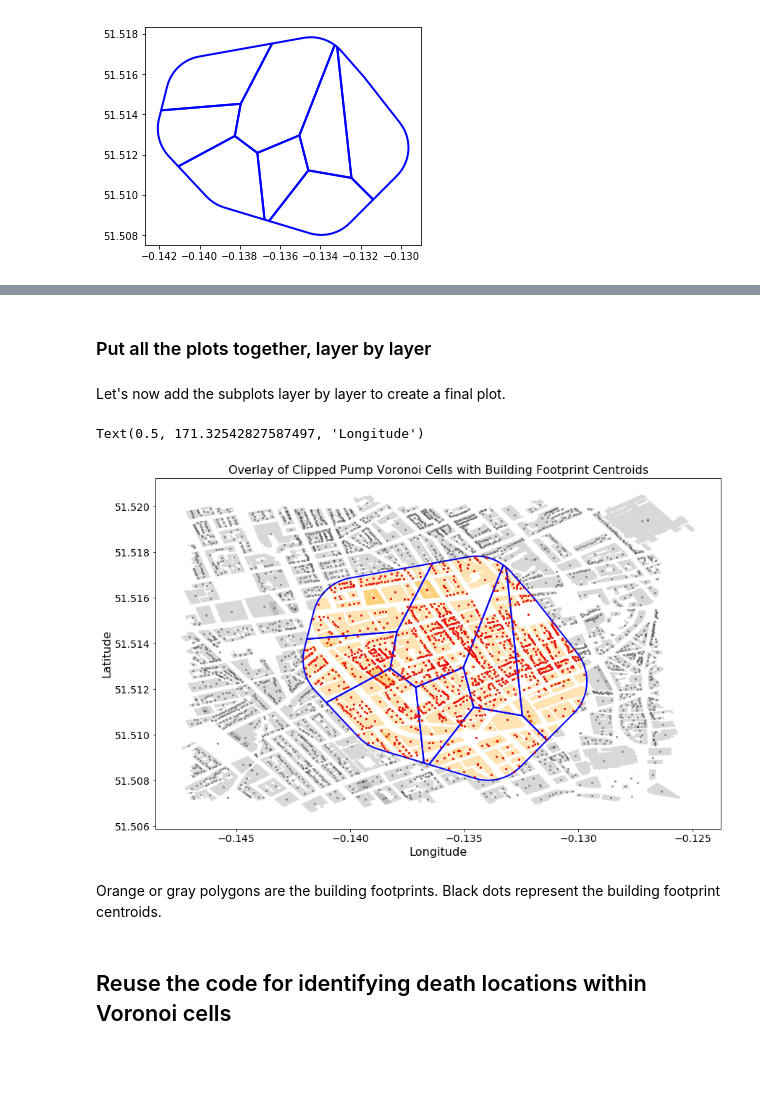
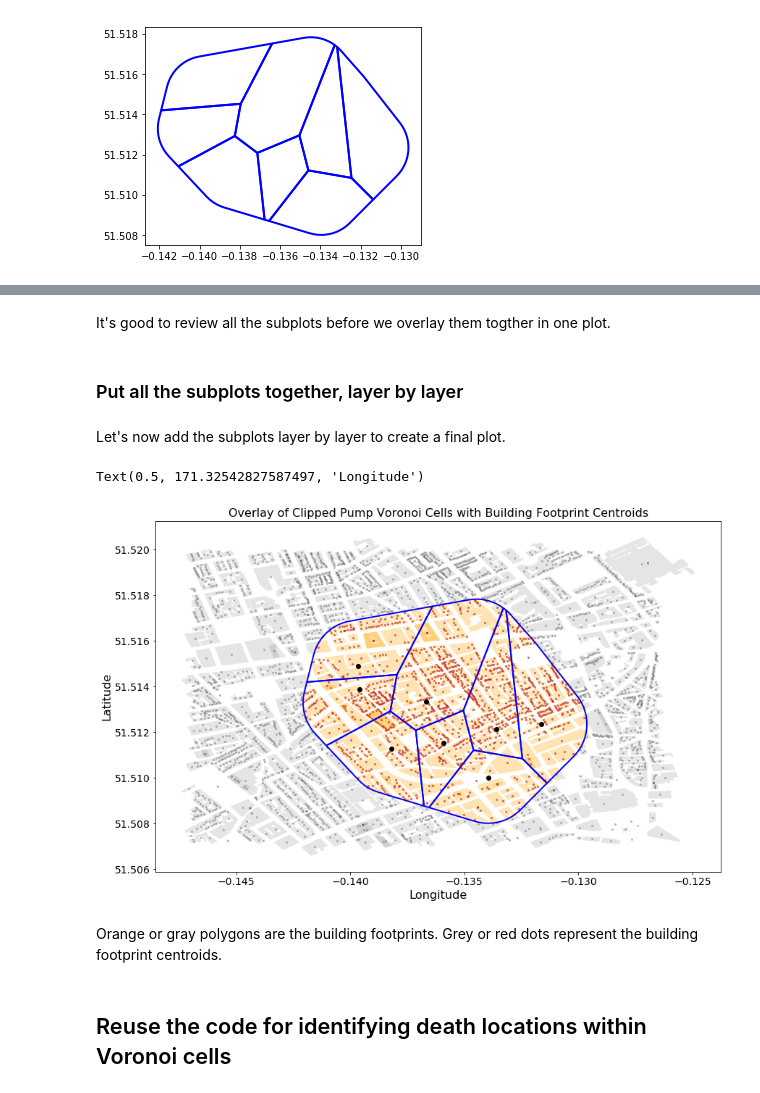
Before and after one commit to nravilla/1854-Cholera-Outbreak-London-Advanced-2, a Jupyter notebook: NB06-Buildings-in-Voronoi-Cells.ipynb, the cells around one changed output, grey strips where cells are left out. Saved outputs shown, nothing was run; the diff lists cells and outputs as text; code cells hidden in the pictures; blank space fills up the shorter version.

```diff
--- a/NB06-Buildings-in-Voronoi-Cells.ipynb
+++ b/NB06-Buildings-in-Voronoi-Cells.ipynb
@@ -194,0 +199,8 @@ clipped_voronoi_gdf.plot(facecolor="none", edgecolor='blue',linewidth=2)
+# %%
+clipped_voronoi_gdf['area_cea_m2'] = \
+    clipped_voronoi_gdf.to_crs({'proj':'cea'}).geometry.area
+
+# we will keep this column empty for now
+clipped_voronoi_gdf['buildings_per_m2'] = 0
+
+clipped_voronoi_gdf
@@ -194,0 +217,4 @@ clipped_voronoi_gdf.plot(facecolor="none", edgecolor='blue',linewidth=2)
+# %%
+pumps_gdf = gpd.read_file('outputs/pumps.shp')
+
+pumps_gdf.plot(color='black')
@@ -195,36 +265,39 @@ clipped_voronoi_gdf.plot(facecolor="none", edgecolor='blue',linewidth=2)
+# %% [markdown]
+It's good to review all the subplots before we overlay them togther in one plot.
 # %% [markdown]
-### Put all the plots together, layer by layer
+### Put all the subplots together, layer by layer
 # %% [markdown]
 Let's now add the subplots layer by layer to create a final plot.
 # %%
 fig, ax = plt.subplots(figsize=(14,12))
 
 # BUILDING FOOTPRINTS POLYGONS LAYER
 # layer 1: building footprint polygons minus footprint polygons inside Voronoi cells
-difference1['geometry'].plot(color='gray', ax=ax, alpha=0.3)
-# layer 2: building footprint polygons that fit within
+difference1['geometry'].plot(color='gray', ax=ax, alpha=0.2)
+# layer 2: building footprint polygons that fit within Voronoi cells
 intersection.plot(ax=ax, color='orange', linewidth=2, alpha=0.3)
 
 # VORONOI POLYGONS
 # layer 3: Voronoi cells from pumps, no fill color
 clipped_voronoi_gdf.plot(ax=ax, facecolor="none", edgecolor='blue',linewidth=2)
 
 # BUILDING FOOTPRINTS CENTROID, POINTS LAYER
 # layer 4: black points, outside Voronoi cells
-footprints_centroid_gdf.geometry.plot(color='black', ax=ax, alpha=0.3, markersize=4)
+footprints_centroid_gdf.geometry.plot(color='black', ax=ax, alpha=0.2, markersize=4)
 # layer 5: red points, inside Voronoi cells
-difference2['geometry'].plot(color='red', ax=ax, alpha=0.8, markersize=4)
+difference2['geometry'].plot(color='red', ax=ax, alpha=0.3, markersize=4)
+pumps_gdf.plot(color='black', ax=ax)
 
 ax.set_title('Overlay of Clipped Pump Voronoi Cells with Building Footprint Centroids', \
              fontsize=16)
 ax.tick_params(axis = 'both', which = 'major', labelsize = 14)
 ax.set_ylabel('Latitude', fontsize=16)
 ax.set_xlabel('Longitude', fontsize=16)
 # %% [output]
 Text(0.5, 171.32542827587497, 'Longitude')
-[figure, old version]
+[figure, new version]
 # %% [markdown]
-Orange or gray polygons are the building footprints. Black dots represent the building footprint centroids.
+Orange or gray polygons are the building footprints. Grey or red dots represent the building footprint centroids.
 # %% [markdown]
 ## Reuse the code for identifying death locations within Voronoi cells
 # %%
```
Also changed, not shown: parts of 21 cells of this notebook, 2 other files.
